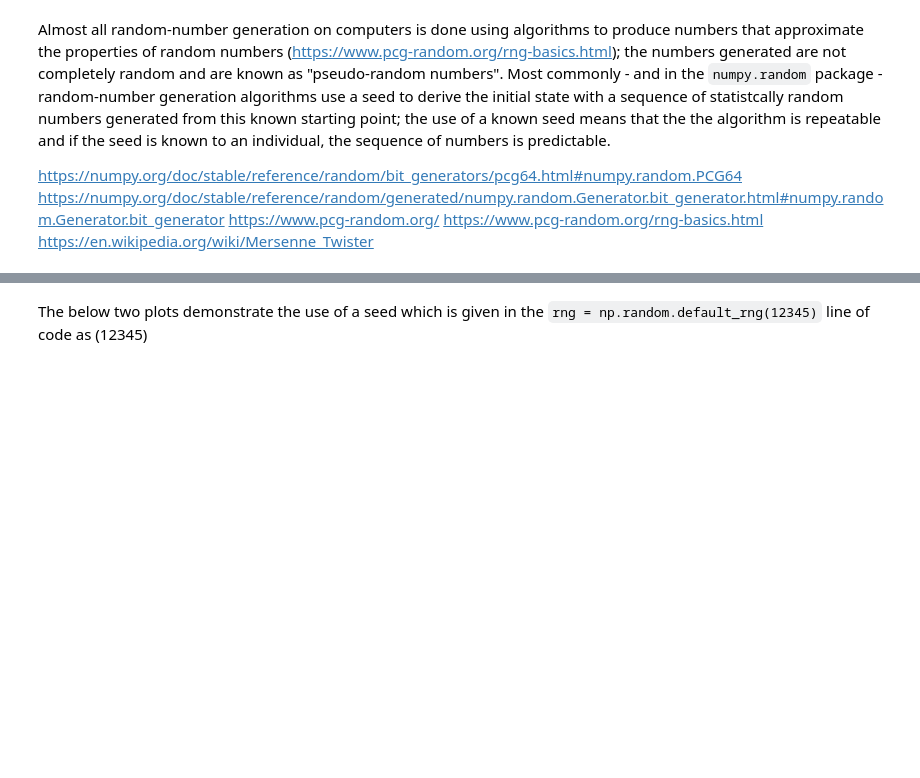
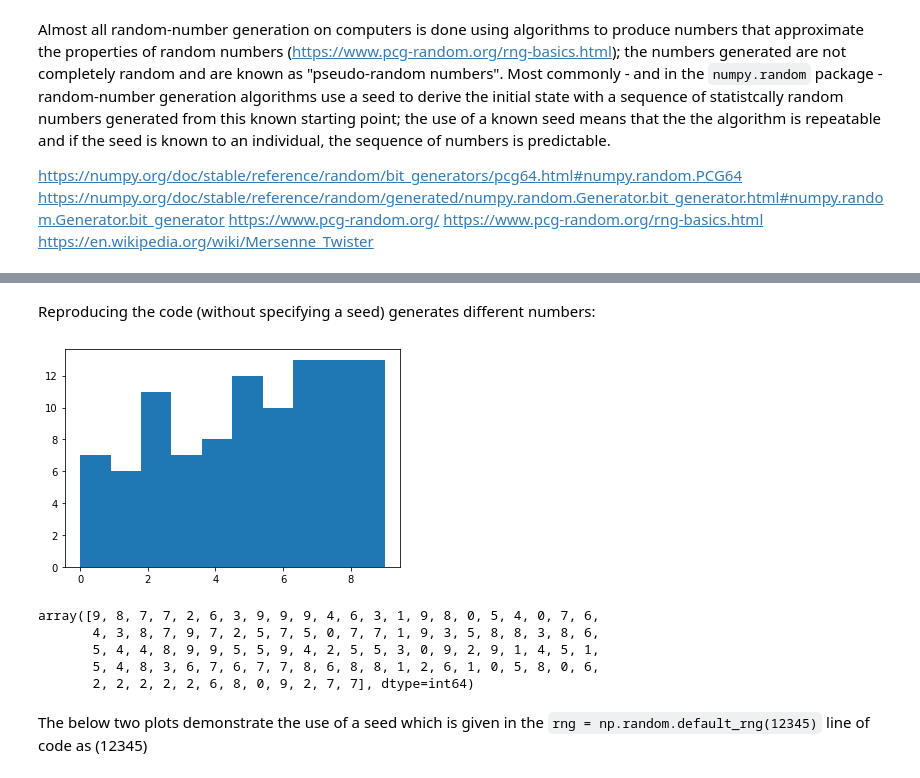
Before and after one commit to AndyWalker81/ProgrammingForDataAnalysis_Assessment, a Jupyter notebook: numpy-random.ipynb, the cells around one changed output, grey strips where cells are left out. Cells and saved outputs as stored; diff of their text form; code cells hidden in the pictures; blank space fills up the shorter version.

````diff
--- a/numpy-random.ipynb
+++ b/numpy-random.ipynb
@@ -1176,3 +1191,17 @@ array([2, 1, 9, 3, 0, 1, 4, 1, 8, 7, 9, 8, 5, 3, 1, 4, 0, 8, 6, 5, 3, 1,
+# %% [markdown]
+Reproducing the code (without specifying a seed) generates different numbers:
+# %%
+x = rng.integers(10, size=100)
+plt.hist(x)
+plt.show()
+x
+# %% [output]
+[figure, added]
+array([9, 8, 7, 7, 2, 6, 3, 9, 9, 9, 4, 6, 3, 1, 9, 8, 0, 5, 4, 0, 7, 6,
+       4, 3, 8, 7, 9, 7, 2, 5, 7, 5, 0, 7, 7, 1, 9, 3, 5, 8, 8, 3, 8, 6,
+       5, 4, 4, 8, 9, 9, 5, 5, 9, 4, 2, 5, 5, 3, 0, 9, 2, 9, 1, 4, 5, 1,
+       5, 4, 8, 3, 6, 7, 6, 7, 7, 8, 6, 8, 8, 1, 2, 6, 1, 0, 5, 8, 0, 6,
+       2, 2, 2, 2, 2, 6, 8, 0, 9, 2, 7, 7], dtype=int64)
 # %% [markdown]
 The below two plots demonstrate the use of a seed which is given in the ```rng = np.random.default_rng(12345)``` line of code as (12345)
 # %%
````
Also changed, not shown: parts of 108 cells of this notebook.
